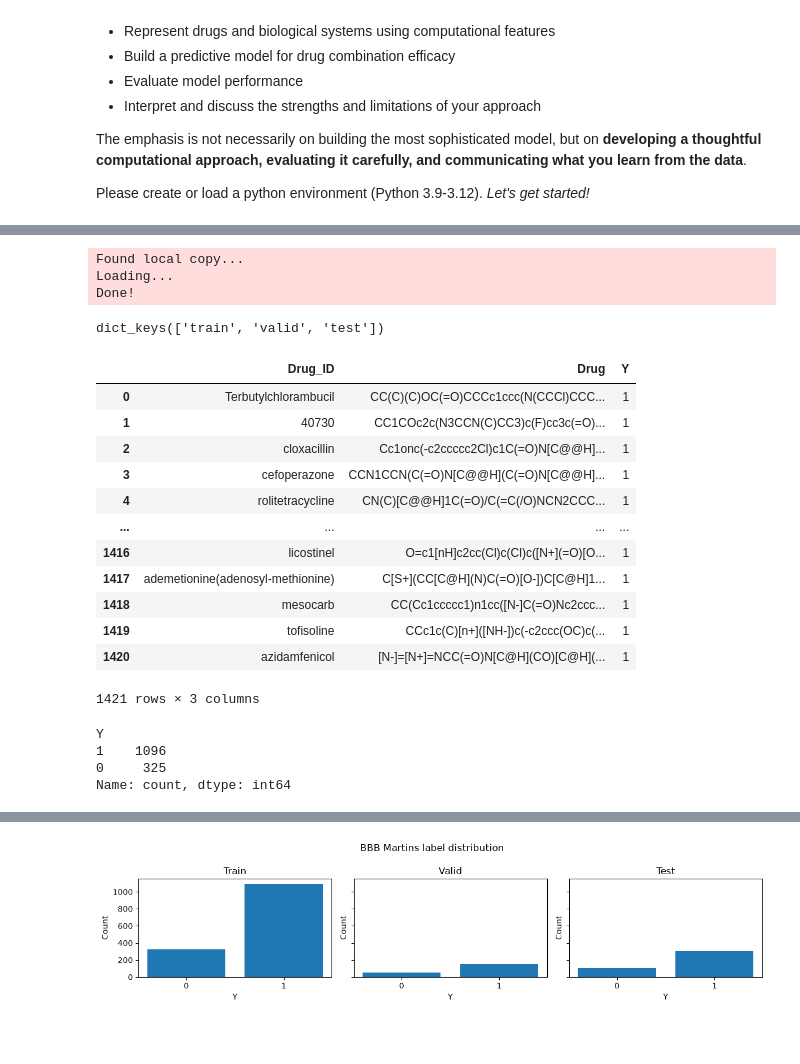
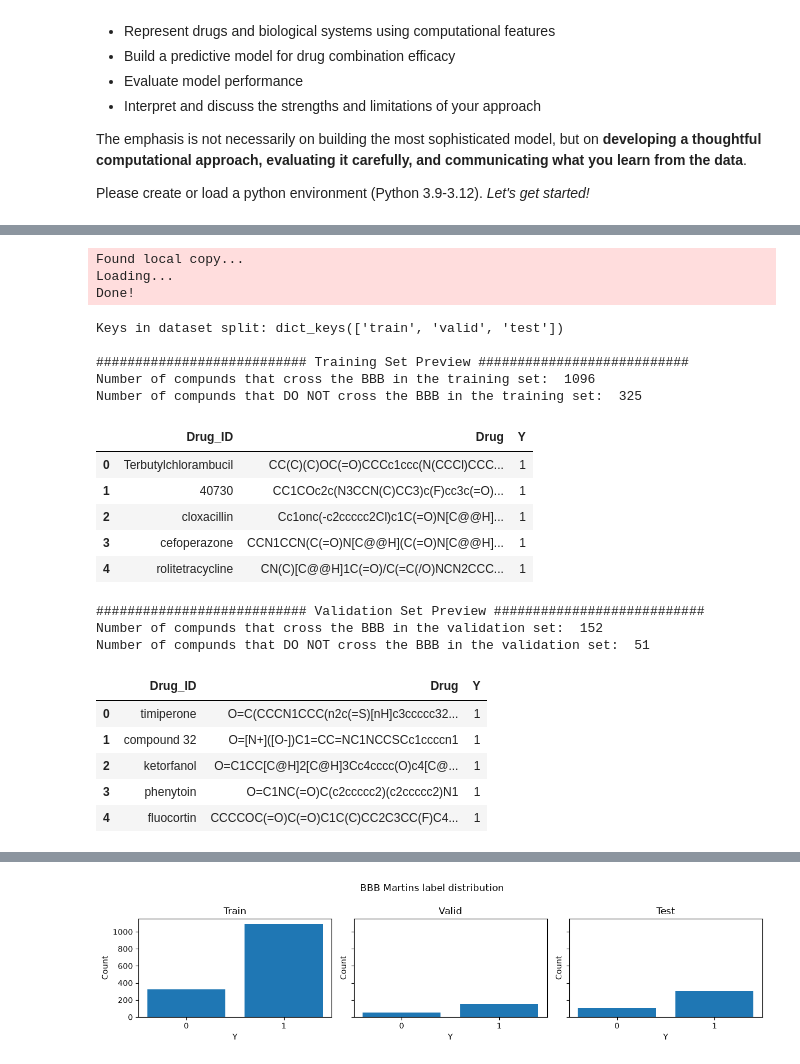
Before and after one commit to alanwk/BCIL_Drug_Prediction_Hackathon, a Jupyter notebook: TDC_BBB_prediction_demo.ipynb, the cells around one changed output, grey strips where cells are left out. Saved outputs shown, nothing was run; the diff lists cells and outputs as text; code cells hidden in the pictures; blank space fills up the shorter version.

```diff
--- a/TDC_BBB_prediction_demo.ipynb
+++ b/TDC_BBB_prediction_demo.ipynb
@@ -62,34 +84,45 @@ from rdkit.Chem import rdFingerprintGenerator
 # %%
+# Get the BBB_Martins dataset and split it into training, validation, and test sets
 data = ADME(name = 'BBB_Martins')
 split = data.get_split()
+
+# Check the keys of the split dictionary to see what splits are available
+print("Keys in dataset split:", split.keys())
+
+# Preview the first few rows of the training, validation, and test sets
+print("\n########################### Training Set Preview ###########################")
+print("Number of compunds that cross the BBB in the training set: ", (split['train']['Y'] == 1).sum())
+print("Number of compunds that DO NOT cross the BBB in the training set: ", (split['train']['Y'] == 0).sum(),"\n")
+train_df = split["train"].copy()
+train_df.head()
 # %% [output]
 Found local copy...
 Loading...
 Done!
+Keys in dataset split: dict_keys(['train', 'valid', 'test'])
+
+########################### Training Set Preview ###########################
+Number of compunds that cross the BBB in the training set:  1096
+Number of compunds that DO NOT cross the BBB in the training set:  325
+|  | Drug_ID | Drug | Y |
+| 0 | Terbutylchlorambucil | CC(C)(C)OC(=O)CCCc1ccc(N(CCCl)CCC... | 1 |
+| 1 | 40730 | CC1COc2c(N3CCN(C)CC3)c(F)cc3c(=O)... | 1 |
+| 2 | cloxacillin | Cc1onc(-c2ccccc2Cl)c1C(=O)N[C@@H]... | 1 |
+| 3 | cefoperazone | CCN1CCN(C(=O)N[C@@H](C(=O)N[C@@H]... | 1 |
+| 4 | rolitetracycline | CN(C)[C@@H]1C(=O)/C(=C(/O)NCN2CCC... | 1 |
-# %%
-split.keys()
-# %% [output]
-dict_keys(['train', 'valid', 'test'])
 # %%
-split['train']
+print("\n########################### Validation Set Preview ###########################")
+print("Number of compunds that cross the BBB in the validation set: ", (split['valid']['Y'] == 1).sum())
+print("Number of compunds that DO NOT cross the BBB in the validation set: ", (split['valid']['Y'] == 0).sum(),"\n")
+valid_df = split["valid"].copy()
+valid_df.head()
 # %% [output]
+########################### Validation Set Preview ###########################
+Number of compunds that cross the BBB in the validation set:  152
+Number of compunds that DO NOT cross the BBB in the validation set:  51
 |  | Drug_ID | Drug | Y |
-| 0 | Terbutylchlorambucil | CC(C)(C)OC(=O)CCCc1ccc(N(CCCl)CCC... | 1 |
-| 1 | 40730 | CC1COc2c(N3CCN(C)CC3)c(F)cc3c(=O)... | 1 |
-| 2 | cloxacillin | Cc1onc(-c2ccccc2Cl)c1C(=O)N[C@@H]... | 1 |
-| 3 | cefoperazone | CCN1CCN(C(=O)N[C@@H](C(=O)N[C@@H]... | 1 |
-| 4 | rolitetracycline | CN(C)[C@@H]1C(=O)/C(=C(/O)NCN2CCC... | 1 |
-| ... | ... | ... | ... |
-| 1416 | licostinel | O=c1[nH]c2cc(Cl)c(Cl)c([N+](=O)[O... | 1 |
-| 1417 | ademetionine(adenosyl-methionine) | C[S+](CC[C@H](N)C(=O)[O-])C[C@H]1... | 1 |
-| 1418 | mesocarb | CC(Cc1ccccc1)n1cc([N-]C(=O)Nc2ccc... | 1 |
-| 1419 | tofisoline | CCc1c(C)[n+]([NH-])c(-c2ccc(OC)c(... | 1 |
-| 1420 | azidamfenicol | [N-]=[N+]=NCC(=O)N[C@H](CO)[C@H](... | 1 |
+| 0 | timiperone | O=C(CCCN1CCC(n2c(=S)[nH]c3ccccc32... | 1 |
+| 1 | compound 32 | O=[N+]([O-])C1=CC=NC1NCCSCc1ccccn1 | 1 |
+| 2 | ketorfanol | O=C1CC[C@H]2[C@H]3Cc4cccc(O)c4[C@... | 1 |
+| 3 | phenytoin | O=C1NC(=O)C(c2ccccc2)(c2ccccc2)N1 | 1 |
+| 4 | fluocortin | CCCCOC(=O)C(=O)C1C(C)CC2C3CC(F)C4... | 1 |
-1421 rows × 3 columns
-# %%
-split['train']['Y'].value_counts(dropna=False)
-# %% [output]
-Y
-1    1096
-0     325
-Name: count, dtype: int64
```
Also changed, not shown: parts of 10 cells of this notebook.
